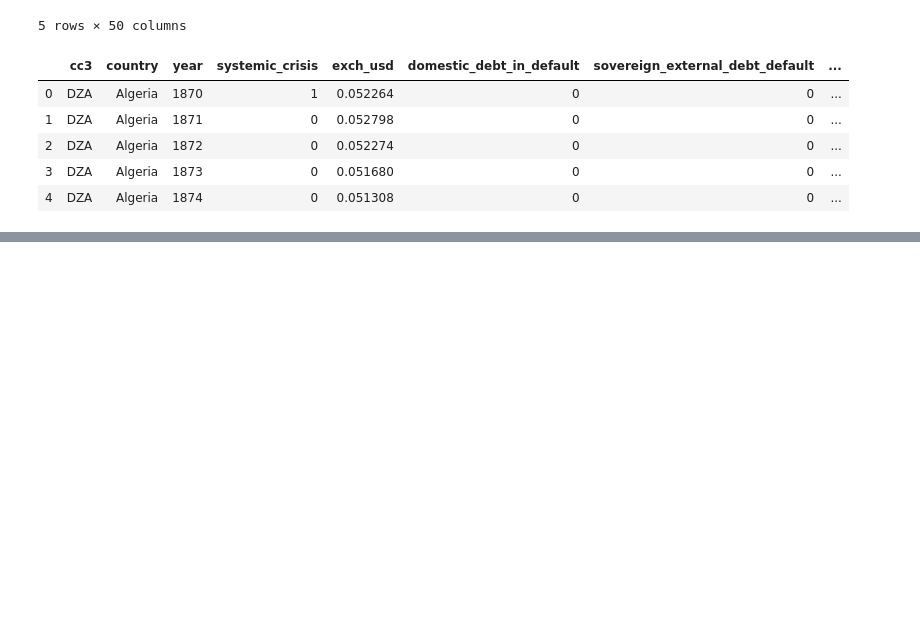
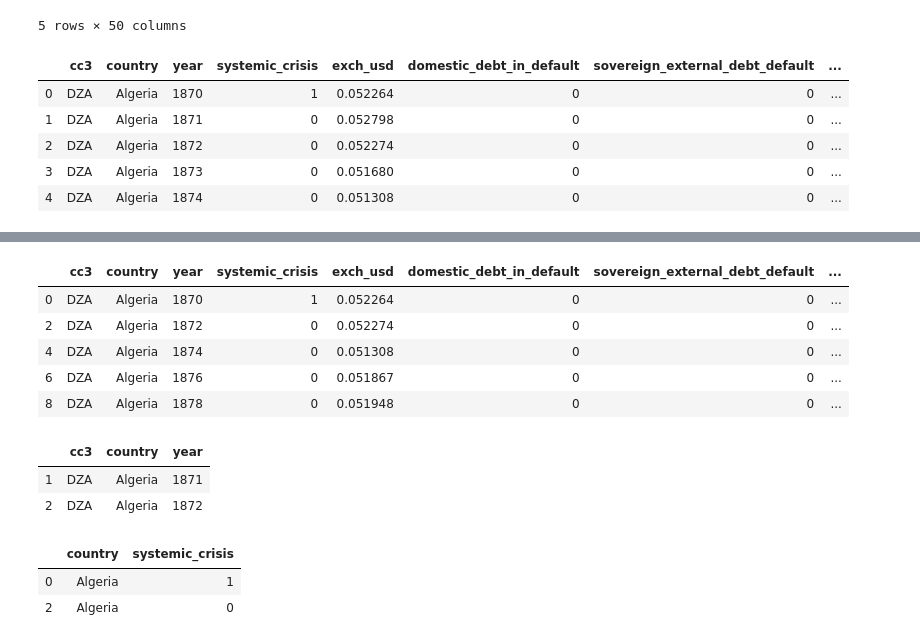
Before and after one commit to ayoganand/assignment_DS, a Jupyter notebook: pandas 2.ipynb, the cells around one changed output, grey strips where cells are left out. Cells and saved outputs as stored; diff of their text form; code cells hidden in the pictures; blank space fills up the shorter version.

```diff
--- a/pandas 2.ipynb
+++ b/pandas 2.ipynb
@@ -210,0 +256,23 @@ df.head()
+# %%
+df_slice4=df.iloc[lambda x:x.index%2==0]
+# %%
+df_slice4.head()
+# %% [output]
+|  | cc3 | country | year | systemic_crisis | exch_usd | domestic_debt_in_default | sovereign_external_debt_default | ... |
+| 0 | DZA | Algeria | 1870 | 1 | 0.052264 | 0 | 0 | ... |
+| 2 | DZA | Algeria | 1872 | 0 | 0.052274 | 0 | 0 | ... |
+| 4 | DZA | Algeria | 1874 | 0 | 0.051308 | 0 | 0 | ... |
+| 6 | DZA | Algeria | 1876 | 0 | 0.051867 | 0 | 0 | ... |
+| 8 | DZA | Algeria | 1878 | 0 | 0.051948 | 0 | 0 | ... |
+# %%
+df.iloc[1:3, 0:3].head()
+# %% [output]
+|  | cc3 | country | year |
+| 1 | DZA | Algeria | 1871 |
+| 2 | DZA | Algeria | 1872 |
+# %%
+df.iloc[[0, 2], [1, 3]].head()
+# %% [output]
+|  | country | systemic_crisis |
+| 0 | Algeria | 1 |
+| 2 | Algeria | 0 |
```
Also changed, not shown: parts of 12 cells of this notebook.
